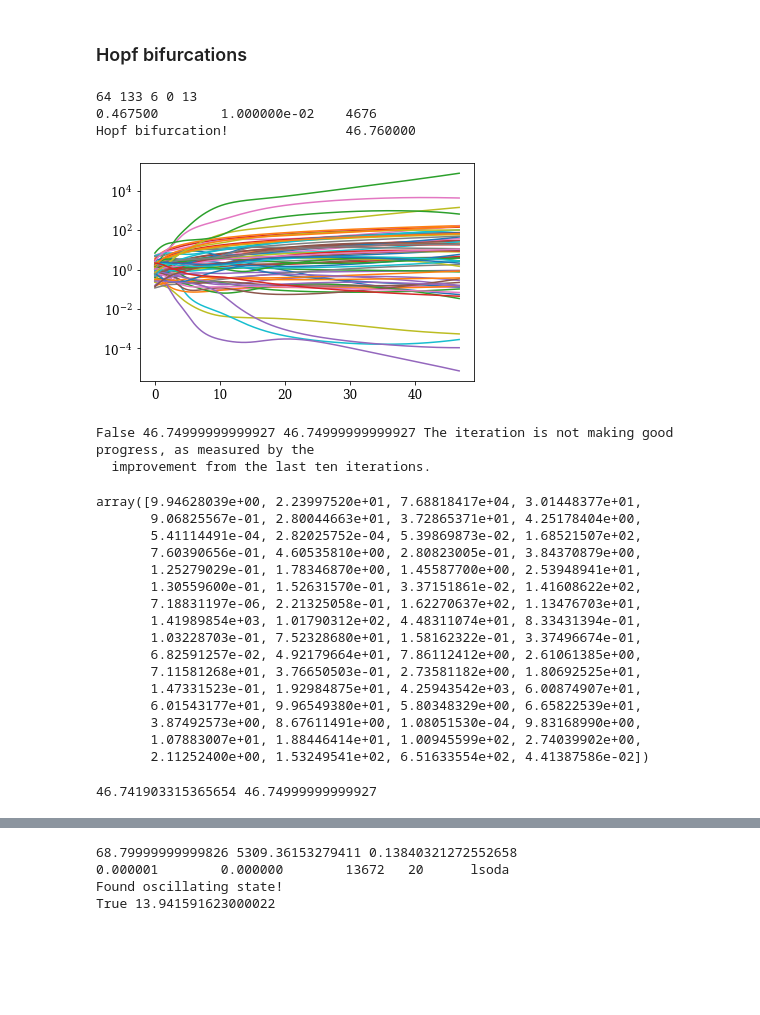
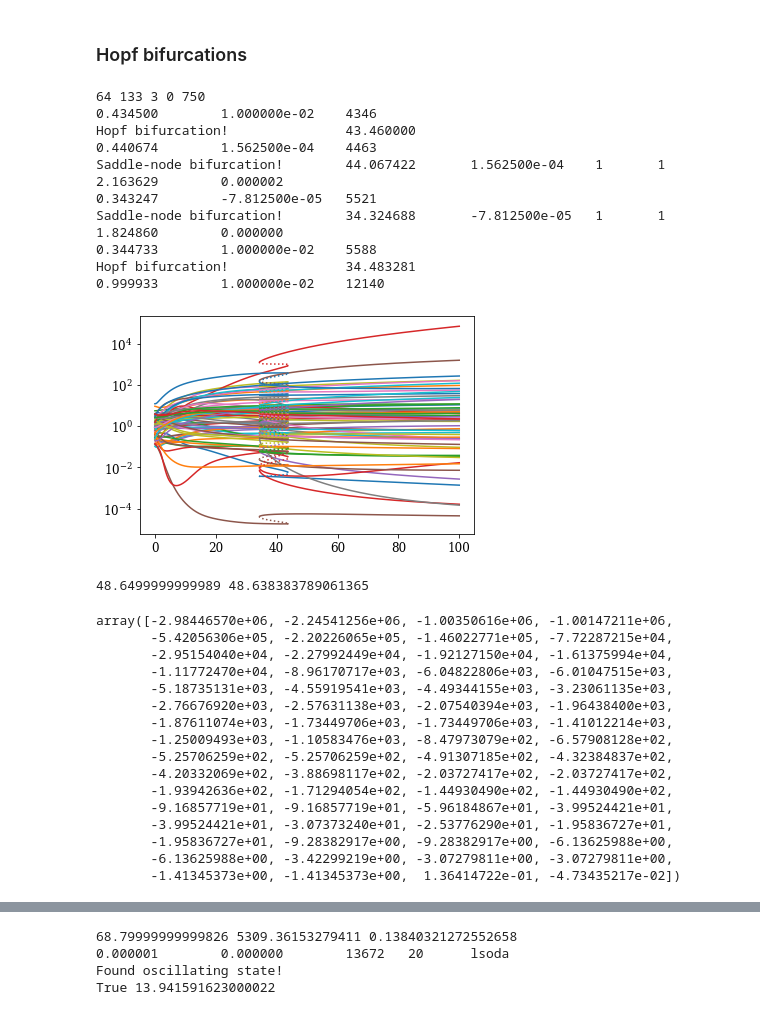
Before and after one commit to znicolaou/rmtchem, a Jupyter notebook: rmtchem.ipynb, the cells around one changed output, grey strips where cells are left out. Drawn from its saved outputs; the diff is of its cells as text; code cells hidden in the pictures; blank space fills up the shorter version.

Commit message:
updated hopf

```diff
--- a/rmtchem.ipynb
+++ b/rmtchem.ipynb
@@ -121,82 +121,78 @@ True 0.9359208050009329
 imp.reload(rmtchem)
 n=64
 nr=int(0.5*n*np.log(n))
-nd=int(0.1*n)
+nd=int(0.05*n)
 na=0
 seed=21
-seed=13
+seed=750
 print(n,nr,nd,na,seed)
 
 np.random.seed(seed)
 eta,nu,k,G=rmtchem.get_network(n,nr,na)
 row,col=np.where(eta[::2]-nu[::2]!=0)
 data=(eta[::2]-nu[::2])[row,col]
 A=csr_matrix((data,(row,col)),shape=(2*nr,n),dtype=int)
 adj=A.T.dot(A)
 g=nx.convert_matrix.from_scipy_sparse_matrix(adj)
 lcc=np.array(list(max(nx.connected_components(g), key=len)))
 n=len(lcc)
 eta=eta[:,lcc]
 nu=nu[:,lcc]
 G=G[lcc]
 d0=1e6
 d1min=0
 d1max=100
 XD1,XD2,inds=rmtchem.get_drive(eta,nu,k,G,d0,nd)
 X0=np.exp(-G)
 start=timeit.default_timer()
 
-Xs,epsilons,evals,bif=rmtchem.quasistatic(X0, eta, nu, k, XD1, XD2, d1min,d1max,d1min,1e-2,output=2,stop=True)
+Xs,epsilons,evals,bif=rmtchem.quasistatic(X0, eta, nu, k, XD1, XD2, d1min,d1max,d1min,1e-2,output=2,stop=False)
 
 plt.figure()
 inds1=np.where(np.max(np.real(evals),axis=1)<0)[0]
 inds2=np.where(np.max(np.real(evals),axis=1)>=0)[0]
 plt.yscale('log')
 for inds in np.split(inds1, np.where(np.diff(inds1) != 1)[0]+1):
     for i in range(n):
         plt.plot(epsilons[inds],Xs[inds,i],color=colors[np.mod(i,len(colors))])
 for inds in np.split(inds2, np.where(np.diff(inds2) != 1)[0]+1):
     for i in range(n):
         plt.plot(epsilons[inds],Xs[inds,i],ls=':',color=colors[np.mod(i,len(colors))])
 # %% [output]
-64 133 6 0 13
-0.467500        1.000000e-02    4676
-Hopf bifurcation!               46.760000
+64 133 3 0 750
+0.434500        1.000000e-02    4346
+Hopf bifurcation!               43.460000
+0.440674        1.562500e-04    4463
+Saddle-node bifurcation!        44.067422       1.562500e-04    1       1       2.163629        0.000002
+0.343247        -7.812500e-05   5521
+Saddle-node bifurcation!        34.324688       -7.812500e-05   1       1       1.824860        0.000000
+0.344733        1.000000e-02    5588
+Hopf bifurcation!               34.483281
+0.999933        1.000000e-02    12140
-[figure, old version]
+[figure, new version]
-# %%
-from scipy.optimize import root
-from scipy.linalg import eig
-ep=epsilons[-1]
-X0=Xs[-1]
-hsol=root(lambda x:np.concatenate([rmtchem.func(0,x[:-1],eta,nu,k,(1+x[-1])*XD1,XD2),[np.max(np.real(eig(rmtchem.jac(0,x[:-1],eta,nu,k,(1+x[-1])*XD1,XD2))[0]))]]),x0=np.concatenate([X0,[ep]]), method='hybr', options={'xtol':1e-8,'diag':np.concatenate([1/X0,[1]])})
-print(hsol.success,hsol.x[-1],ep,hsol.message)
-# %% [output]
-False 46.74999999999927 46.74999999999927 The iteration is not making good progress, as measured by the
-  improvement from the last ten iterations.
-# %%
-rmtchem.steady(X0,eta,nu,k,(1+ep)*XD1,XD2)[1]
-# %% [output]
-array([9.94628039e+00, 2.23997520e+01, 7.68818417e+04, 3.01448377e+01,
-       9.06825567e-01, 2.80044663e+01, 3.72865371e+01, 4.25178404e+00,
-       5.41114491e-04, 2.82025752e-04, 5.39869873e-02, 1.68521507e+02,
-       7.60390656e-01, 4.60535810e+00, 2.80823005e-01, 3.84370879e+00,
-       1.25279029e-01, 1.78346870e+00, 1.45587700e+00, 2.53948941e+01,
-       1.30559600e-01, 1.52631570e-01, 3.37151861e-02, 1.41608622e+02,
-       7.18831197e-06, 2.21325058e-01, 1.62270637e+02, 1.13476703e+01,
-       1.41989854e+03, 1.01790312e+02, 4.48311074e+01, 8.33431394e-01,
-       1.03228703e-01, 7.52328680e+01, 1.58162322e-01, 3.37496674e-01,
-       6.82591257e-02, 4.92179664e+01, 7.86112412e+00, 2.61061385e+00,
-       7.11581268e+01, 3.76650503e-01, 2.73581182e+00, 1.80692525e+01,
-       1.47331523e-01, 1.92984875e+01, 4.25943542e+03, 6.00874907e+01,
-       6.01543177e+01, 9.96549380e+01, 5.80348329e+00, 6.65822539e+01,
-       3.87492573e+00, 8.67611491e+00, 1.08051530e-04, 9.83168990e+00,
-       1.07883007e+01, 1.88446414e+01, 1.00945599e+02, 2.74039902e+00,
-       2.11252400e+00, 1.53249541e+02, 6.51633554e+02, 4.41387586e-02])
-# %%
-hsol=root(lambda x:np.max(np.real(eig(rmtchem.jac(0,rmtchem.steady(X0,eta,nu,k,(1+x)*XD1,XD2)[1],eta,nu,k,(1+x)*XD1,XD2))[0])),x0=ep)
-print(sol.x[0],ep)
-# %% [output]
-46.741903315365654 46.74999999999927
+# %%
+imp.reload(rmtchem)
+m0=np.where(np.max(np.real(evals),axis=1)>0)[0][0]
+print(epsilons[m0],epsilons[m0+100])
+np.real(evals[m0+100])
+# %% [output]
+48.6499999999989 48.638383789061365
+array([-2.98446570e+06, -2.24541256e+06, -1.00350616e+06, -1.00147211e+06,
+       -5.42056306e+05, -2.20226065e+05, -1.46022771e+05, -7.72287215e+04,
+       -2.95154040e+04, -2.27992449e+04, -1.92127150e+04, -1.61375994e+04,
+       -1.11772470e+04, -8.96170717e+03, -6.04822806e+03, -6.01047515e+03,
+       -5.18735131e+03, -4.55919541e+03, -4.49344155e+03, -3.23061135e+03,
+       -2.76676920e+03, -2.57631138e+03, -2.07540394e+03, -1.96438400e+03,
+       -1.87611074e+03, -1.73449706e+03, -1.73449706e+03, -1.41012214e+03,
+       -1.25009493e+03, -1.10583476e+03, -8.47973079e+02, -6.57908128e+02,
+       -5.25706259e+02, -5.25706259e+02, -4.91307185e+02, -4.32384837e+02,
+       -4.20332069e+02, -3.88698117e+02, -2.03727417e+02, -2.03727417e+02,
+       -1.93942636e+02, -1.71294054e+02, -1.44930490e+02, -1.44930490e+02,
+       -9.16857719e+01, -9.16857719e+01, -5.96184867e+01, -3.99524421e+01,
+       -3.99524421e+01, -3.07373240e+01, -2.53776290e+01, -1.95836727e+01,
+       -1.95836727e+01, -9.28382917e+00, -9.28382917e+00, -6.13625988e+00,
+       -6.13625988e+00, -3.42299219e+00, -3.07279811e+00, -3.07279811e+00,
+       -1.41345373e+00, -1.41345373e+00,  1.36414722e-01, -4.73435217e-02])
 # %%
 imp.reload(rmtchem)
 m0=np.where(np.max(np.real(evals),axis=1)>0)[0][0]
```
Also changed, not shown: parts of 1 cell of this notebook, 1 other file.
